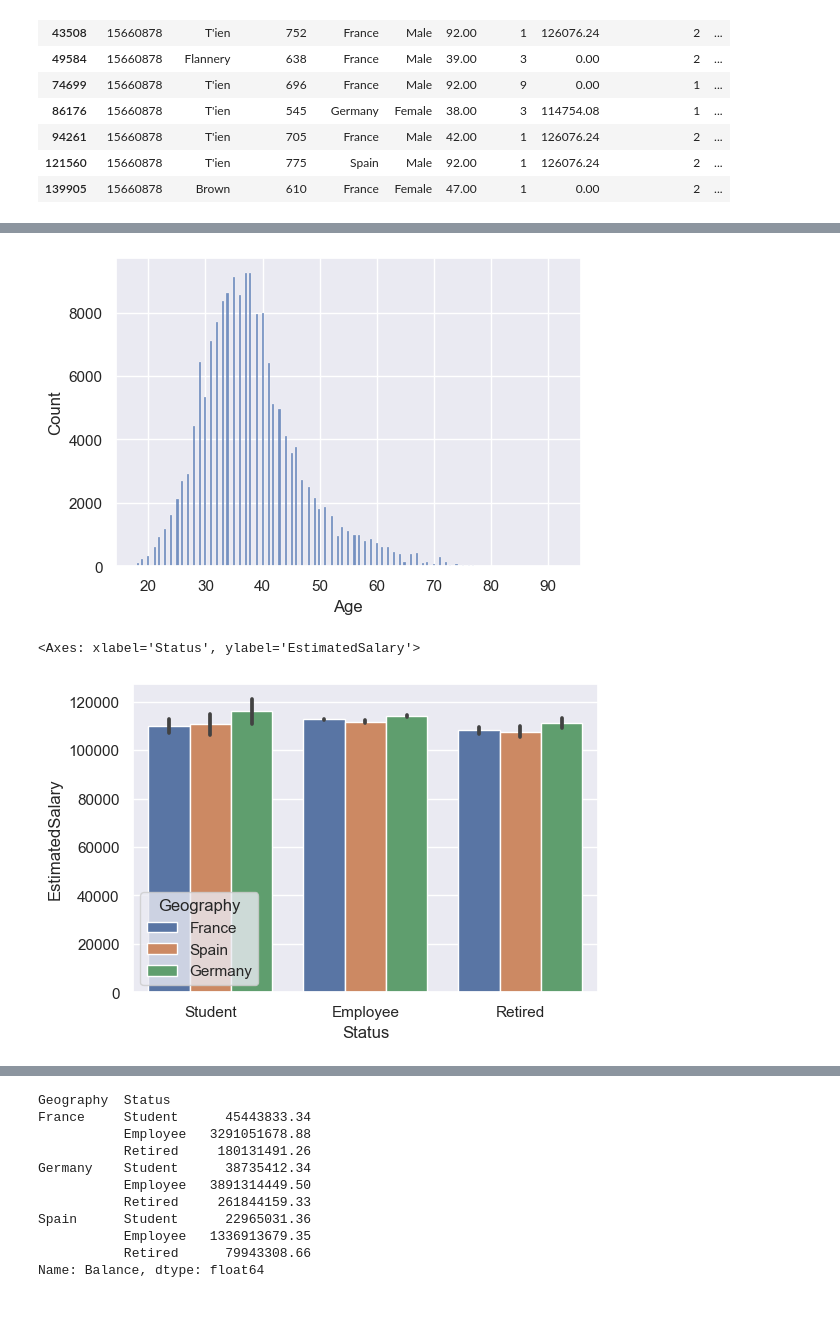
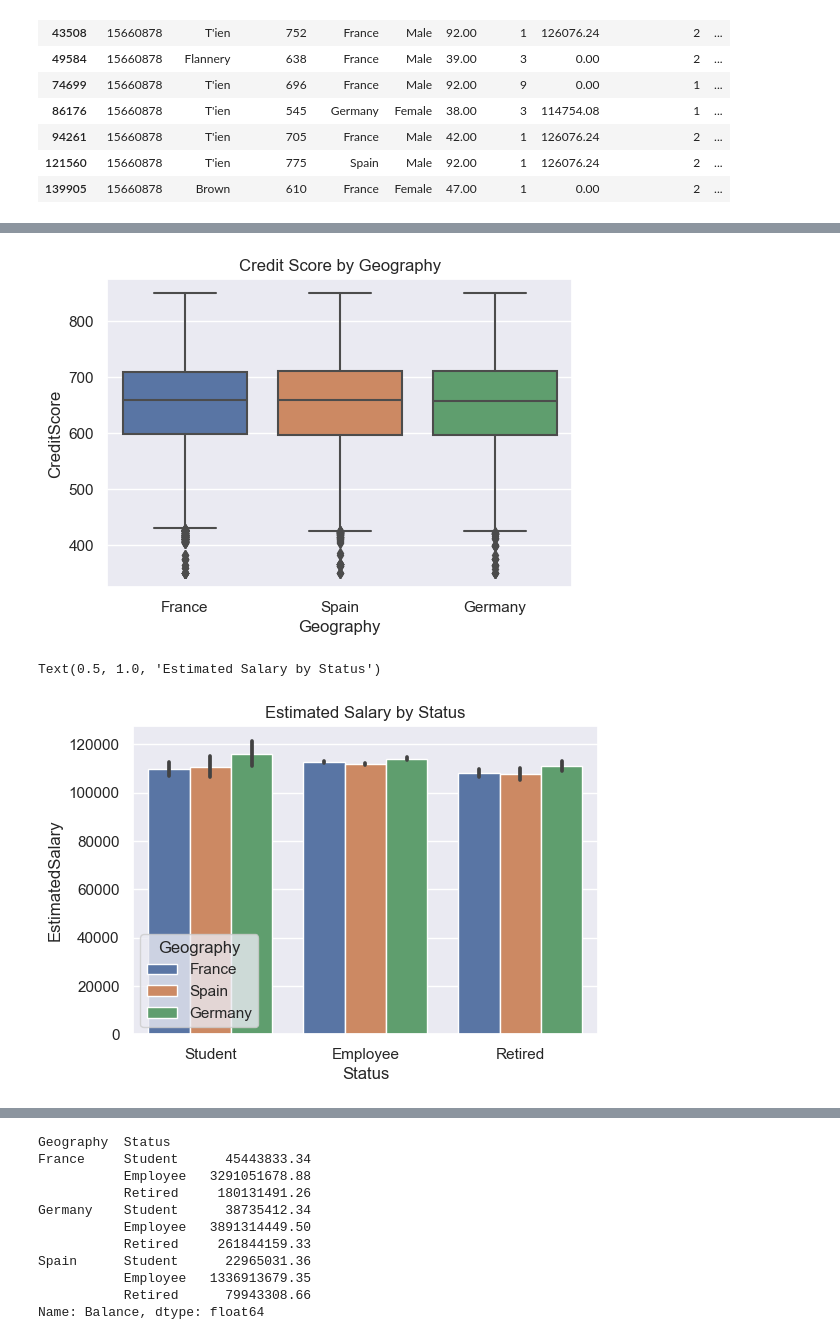
Before and after one commit to betuldemirdag/Ada_Lovelace_Akademi_Bitirme_Projesi, a Jupyter notebook: bank_churn.ipynb, the cells around one changed output, grey strips where cells are left out. Cells and saved outputs as stored; diff of their text form; code cells hidden in the pictures; blank space fills up the shorter version.

```diff
--- a/bank_churn.ipynb
+++ b/bank_churn.ipynb
@@ -143,8 +157,9 @@ data.loc[data["CustomerId"] == 15660878]
 # %%
-sns.histplot(data=data, x = "Age")
+sns.boxplot(data=data, x="Geography", y="CreditScore")
+plt.title("Credit Score by Geography")
 plt.show()
 # %% [output]
-[figure, old version]
+[figure, new version]
 # %%
 
 data["Status"] = pd.cut(data["Age"],
@@ -159,6 +174,7 @@ sns.barplot(x = "Status",
             y = "EstimatedSalary",
             hue = "Geography" ,
             data = data)
+plt.title("Estimated Salary by Status")
 # %% [output]
-<Axes: xlabel='Status', ylabel='EstimatedSalary'>
+Text(0.5, 1.0, 'Estimated Salary by Status')
-[figure, old version]
+[figure, new version]
```
Also changed, not shown: parts of 25 cells of this notebook, 3 other files.
